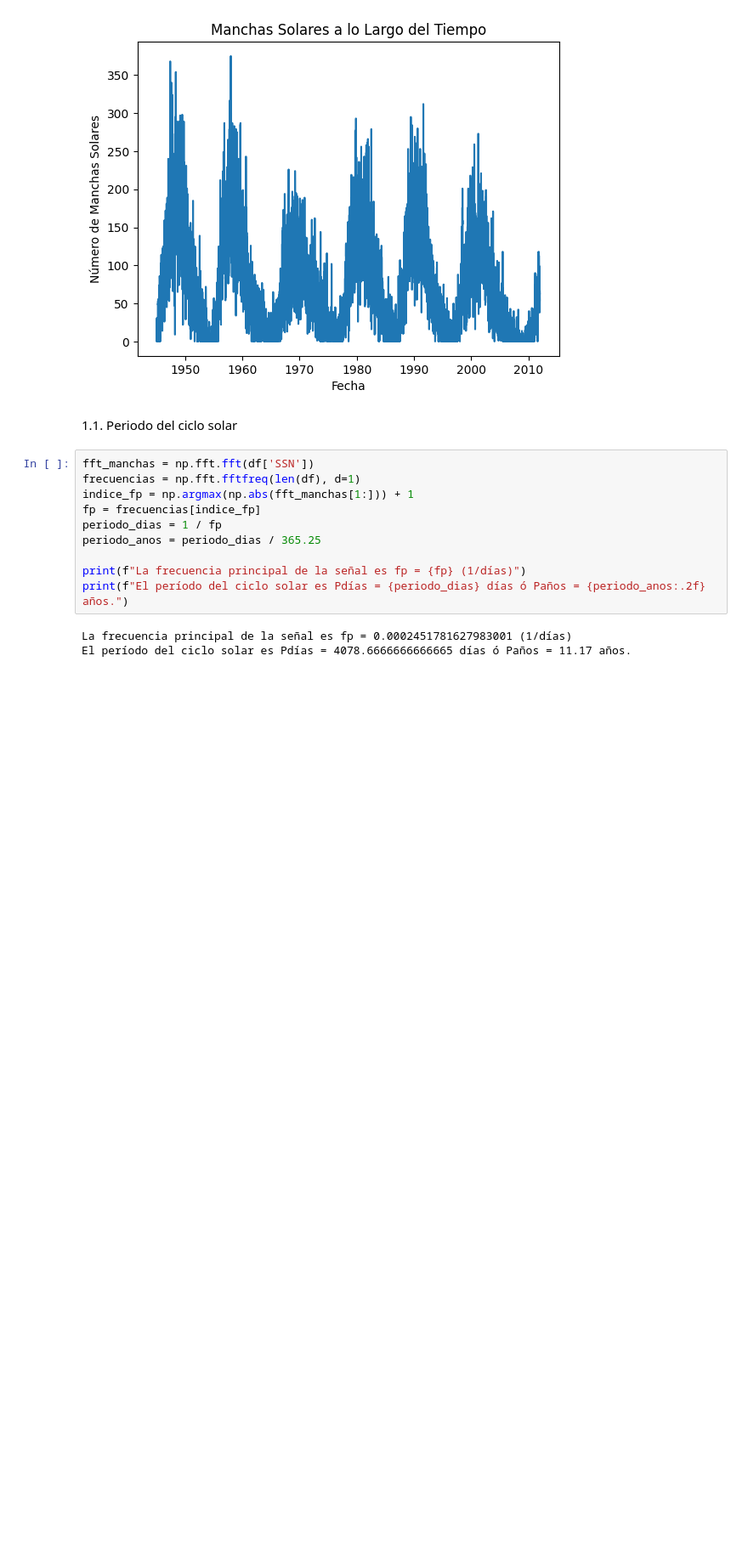
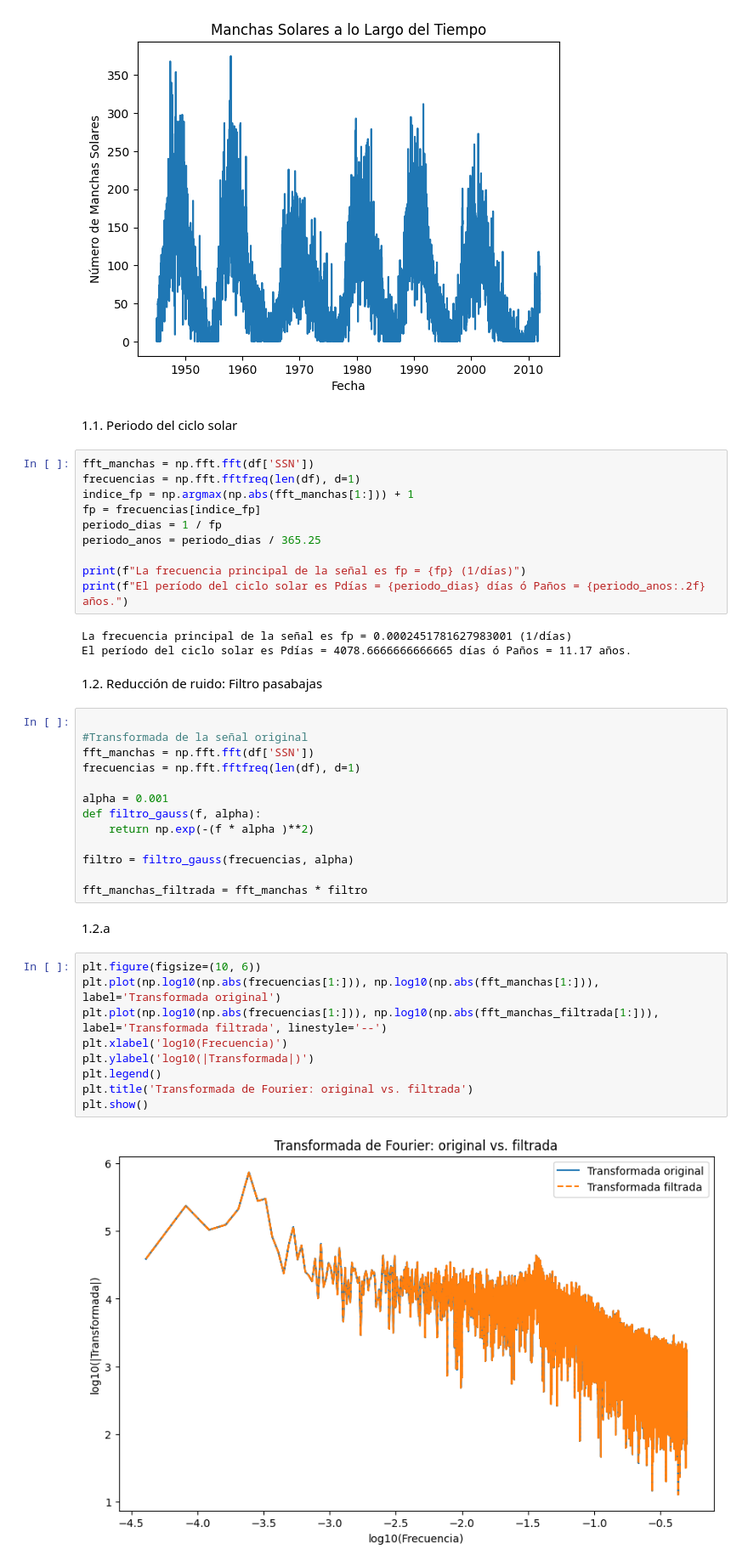
Before and after one commit to sarchilagomez1/MetodosComputacionales2-Fuentes-Archila, a Jupyter notebook: Taller2_fuentesarchila.ipynb, the cells around one changed output. Shown at 85% size. Saved outputs shown, nothing was run; the diff lists cells and outputs as text; blank space fills up the shorter version.

```diff
--- a/Taller2_fuentesarchila.ipynb
+++ b/Taller2_fuentesarchila.ipynb
@@ -35,3 +35,31 @@ print(f"El período del ciclo solar es Pdías = {periodo_dias} días ó Paños =
 # %% [output]
 La frecuencia principal de la señal es fp = 0.0002451781627983001 (1/días)
 El período del ciclo solar es Pdías = 4078.6666666666665 días ó Paños = 11.17 años.
+# %% [markdown]
+1.2. Reducción de ruido: Filtro pasabajas
+# %%
+
+#Transformada de la señal original
+fft_manchas = np.fft.fft(df['SSN'])
+frecuencias = np.fft.fftfreq(len(df), d=1)
+
+alpha = 0.001
+def filtro_gauss(f, alpha):
+    return np.exp(-(f * alpha )**2)
+
+filtro = filtro_gauss(frecuencias, alpha)
+
+fft_manchas_filtrada = fft_manchas * filtro
+# %% [markdown]
+1.2.a
+# %%
+plt.figure(figsize=(10, 6))
+plt.plot(np.log10(np.abs(frecuencias[1:])), np.log10(np.abs(fft_manchas[1:])), label='Transformada original')
+plt.plot(np.log10(np.abs(frecuencias[1:])), np.log10(np.abs(fft_manchas_filtrada[1:])), label='Transformada filtrada', linestyle='--')
+plt.xlabel('log10(Frecuencia)')
+plt.ylabel('log10(|Transformada|)')
+plt.legend()
+plt.title('Transformada de Fourier: original vs. filtrada')
+plt.show()
+# %% [output]
+[figure, added]
```
Also changed, not shown: parts of 11 cells of this notebook.
